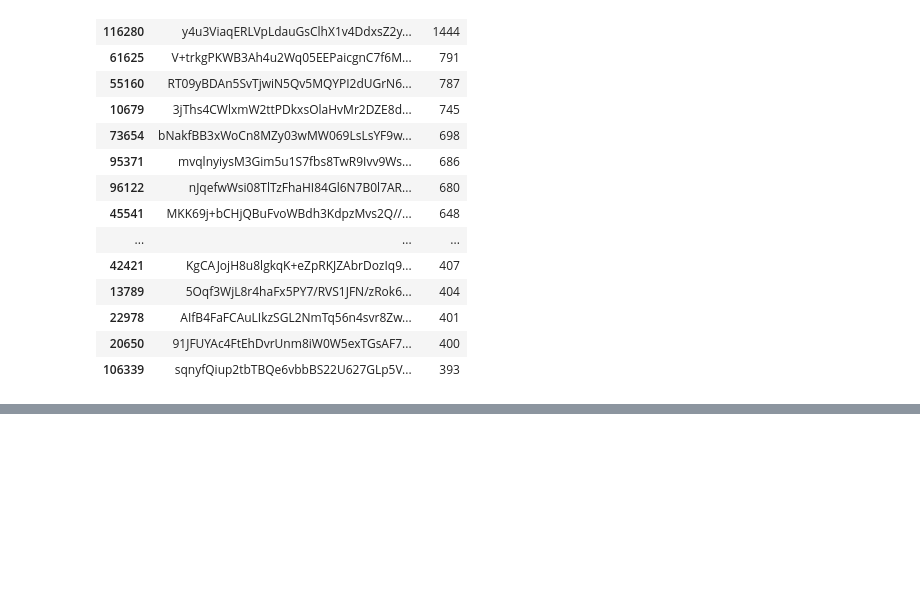
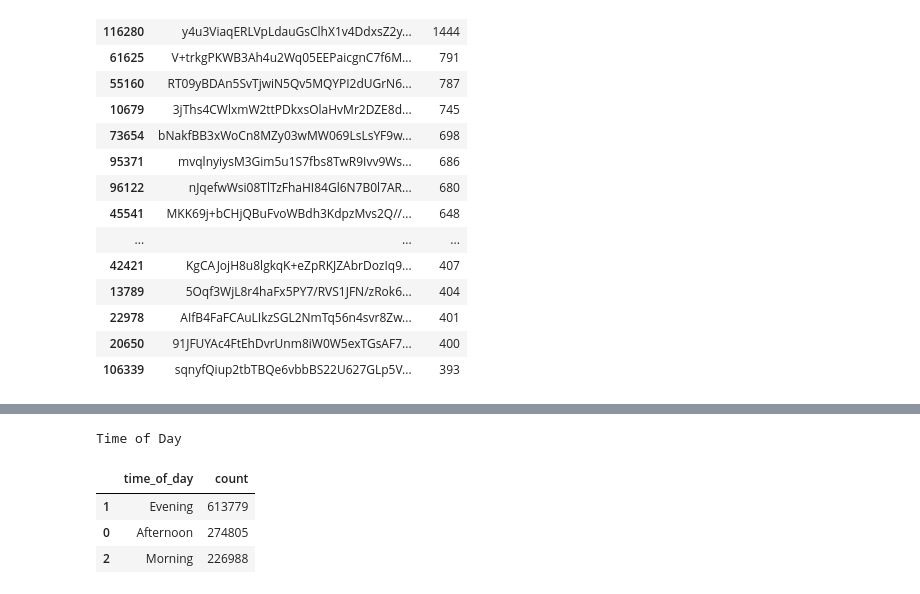
Before and after one commit to tlapinsk/byte-data-insights, a Jupyter notebook: notebooks/Insights.ipynb, the cells around one changed output, grey strips where cells are left out. Cells and saved outputs as stored; diff of their text form; code cells hidden in the pictures; blank space fills up the shorter version.

```diff
--- a/notebooks/Top 3 Insights.ipynb
+++ b/notebooks/Insights.ipynb
@@ -177,3 +177,24 @@ Most Popular Products By Kiosk
 | 506482 | tXJ2hsYRz75mTobByvPFEkym0qrbeNAbO... | 4403 | 104 |
 | 112675 | AdL794VPhUn1yXUICwn1/LinbsOgUTkyj... | 3991 | 103 |
 100 rows × 3 columns
+# %%
+# Sort by time of day
+SALES['date_time'] = pd.to_datetime(SALES['date_time'])
+
+hours = SALES.date_time.dt.hour.values
+times = np.array(['Morning', 'Afternoon', 'Evening'])
+
+sorted = SALES.assign(time_of_day=times[np.array([12, 17]).searchsorted(hours)])
+#sorted.head(n=50)
+
+report = sorted.groupby('time_of_day').product_id.count().reset_index(name ='count')
+report = report.sort_values(by='count', ascending=False)
+
+print("Time of Day")
+report.head(n=50)
+# %% [output]
+Time of Day
+|  | time_of_day | count |
+| 1 | Evening | 613779 |
+| 0 | Afternoon | 274805 |
+| 2 | Morning | 226988 |
```
Also changed, not shown: parts of 3 cells of this notebook, 1 other file.
